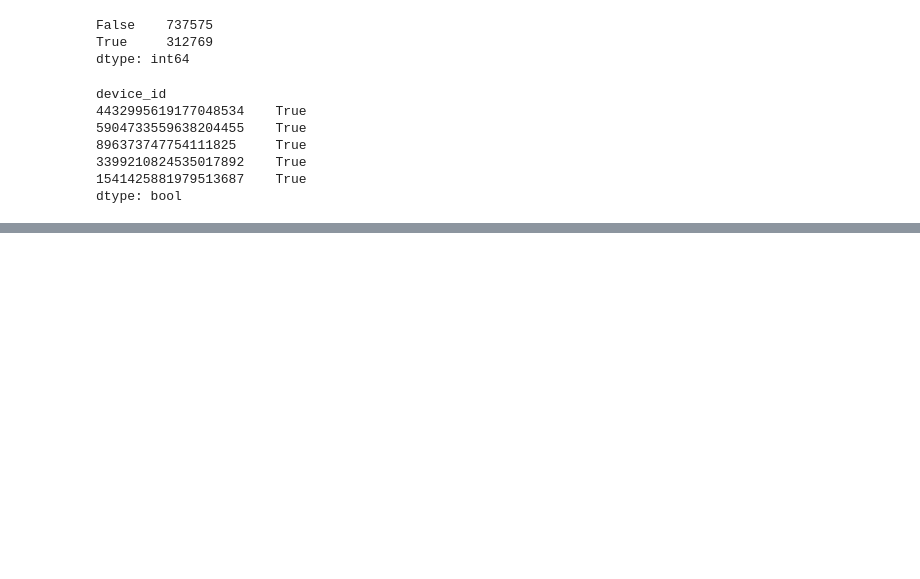
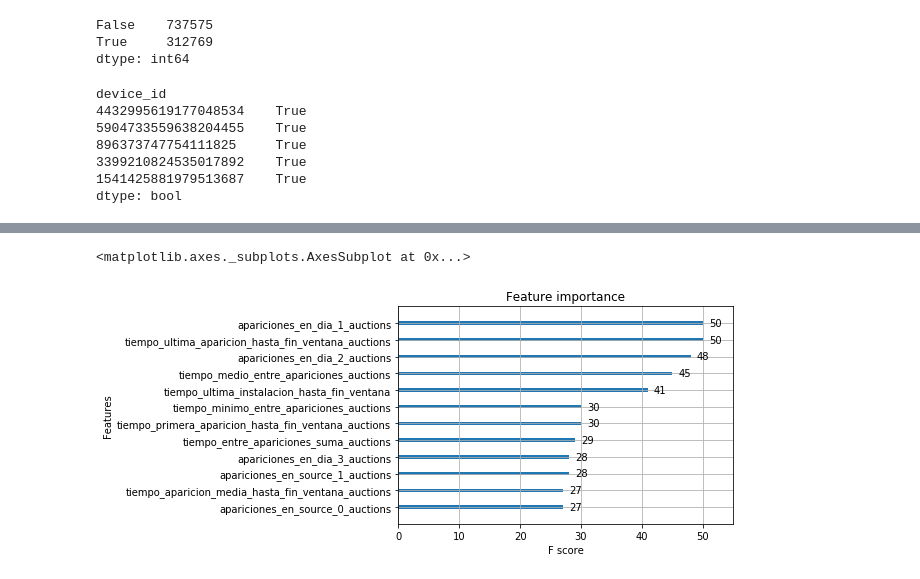
Before and after one commit to mateoicalvo/7506, a Jupyter notebook: tp2/modelo/algoritmos/ensambles/ensambles.ipynb, the cells around one changed output, grey strips where cells are left out. Saved outputs shown, nothing was run; the diff lists cells and outputs as text; code cells hidden in the pictures; blank space fills up the shorter version.

```diff
--- a/tp2/modelo/algoritmos/ensambles/ensambles.ipynb
+++ b/tp2/modelo/algoritmos/ensambles/ensambles.ipynb
@@ -190,0 +178,5 @@ model.
+# %%
+xgb.plot_importance(model_installs, max_num_features=12)
+# %% [output]
+<matplotlib.axes._subplots.AxesSubplot at 0x...>
+[figure, added]
```
Also changed, not shown: parts of 9 cells of this notebook, 10 other files.
